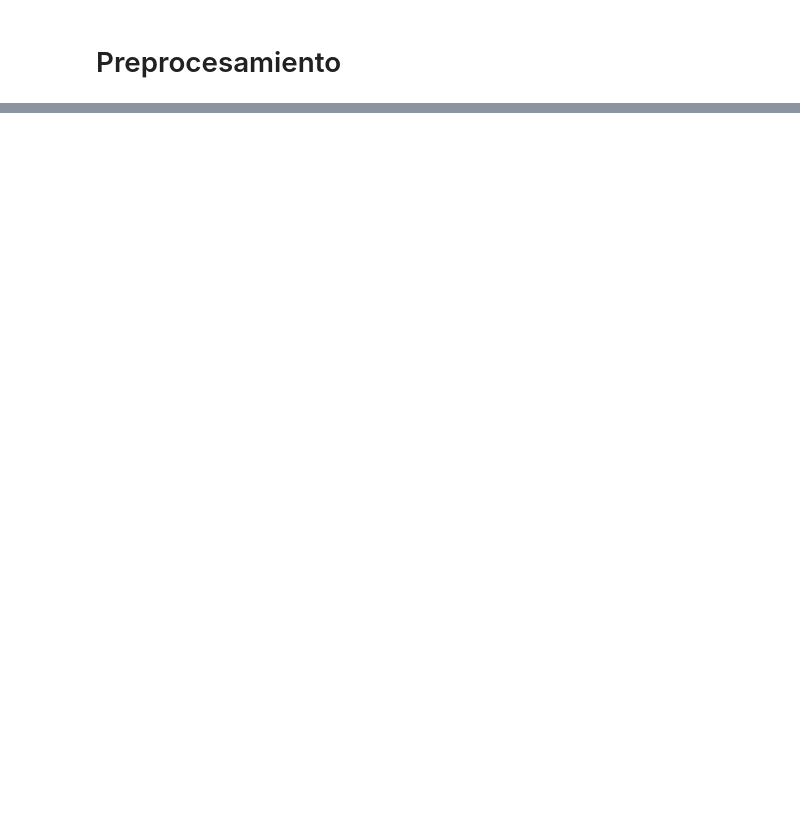
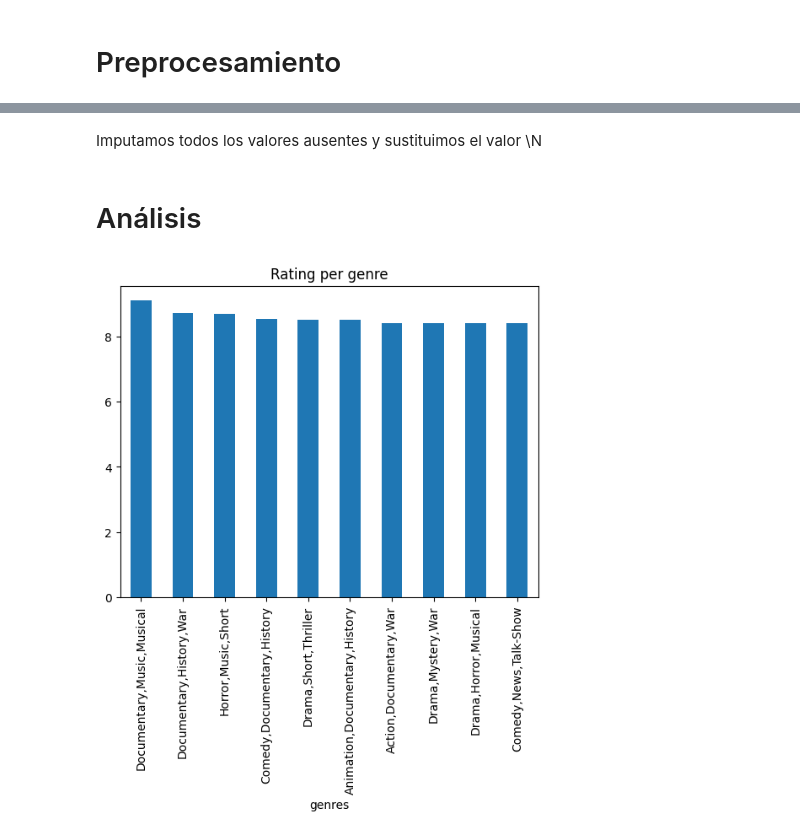
Before and after one commit to santicar1809/aprendizaje_automatico_textos, a Jupyter notebook: code_14.ipynb, the cells around one changed output, grey strips where cells are left out. Drawn from its saved outputs; the diff is of its cells as text; code cells hidden in the pictures; blank space fills up the shorter version.

```diff
--- a/code_14.ipynb
+++ b/code_14.ipynb
@@ -86,0 +224,4 @@ memory usage: 6.1+ MB
+# %%
+columns=['runtime_minutes','genres']
+for col in columns:
+  data[col].replace('\\N',np.nan,inplace=True)
@@ -86,0 +269,8 @@ memory usage: 6.1+ MB
+# %%
+data['runtime_minutes']=pd.to_numeric(data['runtime_minutes'])
+# %%
+nancols=['runtime_minutes','average_rating','votes']
+for column in nancols:
+  data[column].fillna(data[column].mean(),inplace=True)
+# %%
+data['genres'].fillna(data['genres'].mode()[0],inplace=True)
@@ -86,0 +298,10 @@ memory usage: 6.1+ MB
+# %% [markdown]
+Imputamos todos los valores ausentes y sustituimos el valor \\N
+# %% [markdown]
+# Análisis
+# %%
+data_rating=data.groupby('genres')['average_rating'].mean().sort_values(ascending=False).head(10)
+data_rating.plot(kind='bar',title='Rating per genre')
+plt.show()
+# %% [output]
+[figure, added]
```
Also changed, not shown: parts of 76 cells of this notebook, 5 other files.
